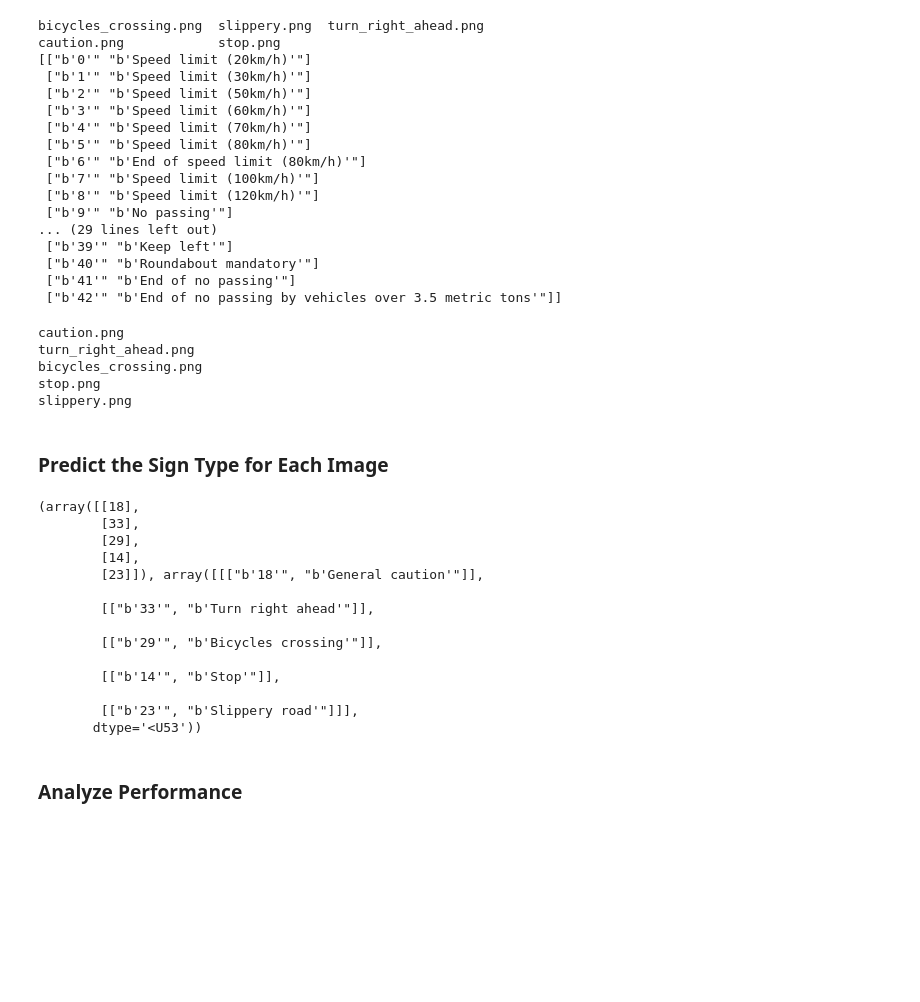
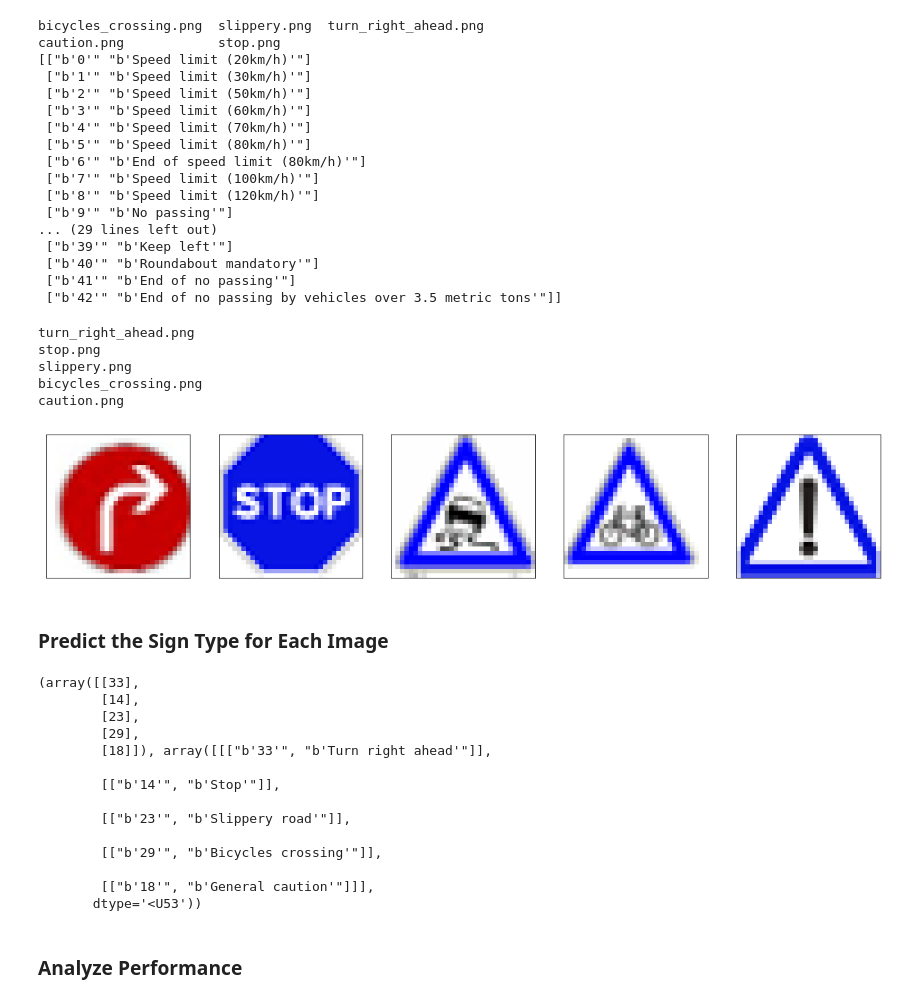
Before and after one commit to johnbarca/udacity_self_driving_car_eng, a Jupyter notebook: Traffic_Sign_Classifier.ipynb, the cells around one changed output. Cells and saved outputs as stored; diff of their text form; code cells hidden in the pictures; blank space fills up the shorter version.

```diff
--- a/Traffic_Sign_Classifier.ipynb
+++ b/Traffic_Sign_Classifier.ipynb
@@ -333,7 +373,7 @@ You may find `signnames.csv` useful as it contains mappings from the class id (i
 import cv2
 def process_new_images(img):
     img = cv2.imread(img)
-    img = cv2.resize(img, dsize=(32, 32), interpolation=cv2.INTER_CUBIC).astype(np.float32)
+    img = cv2.resize(img, dsize=(32, 32), interpolation=cv2.INTER_CUBIC)
     img = rgb2gray(img)
     img = normalize(img)
     img = np.expand_dims(img, axis = -1)
@@ -367,34 +407,48 @@ for r, d, f in os.walk('signs'):
         print(file)
         images.append(img)
 new_images = np.stack(images)
-labels = [18,33,29,14,23]
+labels = [33, 14, 23, 29, 18]
 new_labels = to_categorical(labels, n_classes)
 # %% [output]
-caution.png
 turn_right_ahead.png
-bicycles_crossing.png
 stop.png
 slippery.png
+bicycles_crossing.png
+caution.png
+# %%
+num = 1
+for r, d, f in os.walk('signs'):
+    for file in f:
+        ax1=plt.subplot(1, 5, num)
+
+        img = cv2.imread(os.path.join(r, file))
+        img = cv2.resize(img, dsize=(32, 32), interpolation=cv2.INTER_CUBIC)
+        plt.imshow(img)
+        ax1.set_xticks([])
+        ax1.set_yticks([])
+        num += 1
+# %% [output]
+[figure, added]
 # %% [markdown]
 ### Predict the Sign Type for Each Image
 # %%
-proba = model.predict(new_images)
+proba = saved_model.predict(new_images)
 idxs = np.argsort(-proba)[:,:1]
 idxs, sign_names[idxs]
 # %% [output]
-(array([[18],
-        [33],
+(array([[33],
+        [14],
+        [23],
         [29],
-        [14],
-        [23]]), array([[["b'18'", "b'General caution'"]],
+        [18]]), array([[["b'33'", "b'Turn right ahead'"]],
 
-        [["b'33'", "b'Turn right ahead'"]],
+        [["b'14'", "b'Stop'"]],
+
+        [["b'23'", "b'Slippery road'"]],
 
         [["b'29'", "b'Bicycles crossing'"]],
 
-        [["b'14'", "b'Stop'"]],
-
-        [["b'23'", "b'Slippery road'"]]],
+        [["b'18'", "b'General caution'"]]],
        dtype='<U53'))
 # %% [markdown]
 ### Analyze Performance
```
Also changed, not shown: parts of 19 cells of this notebook.
